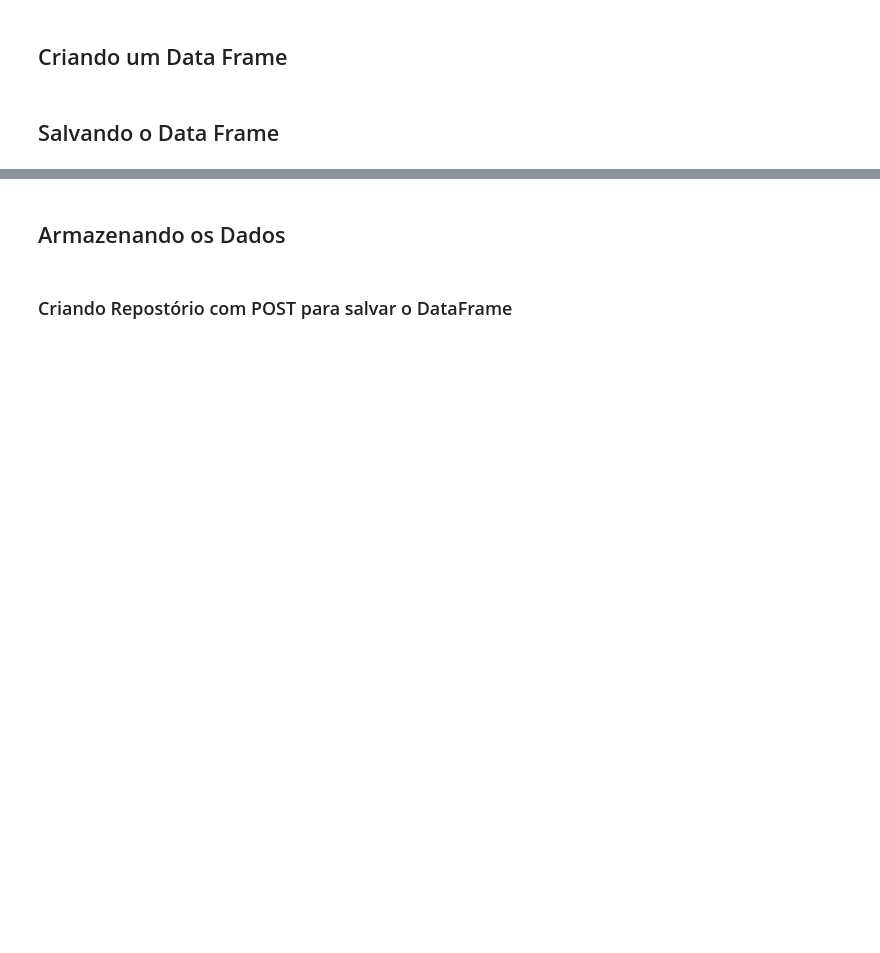
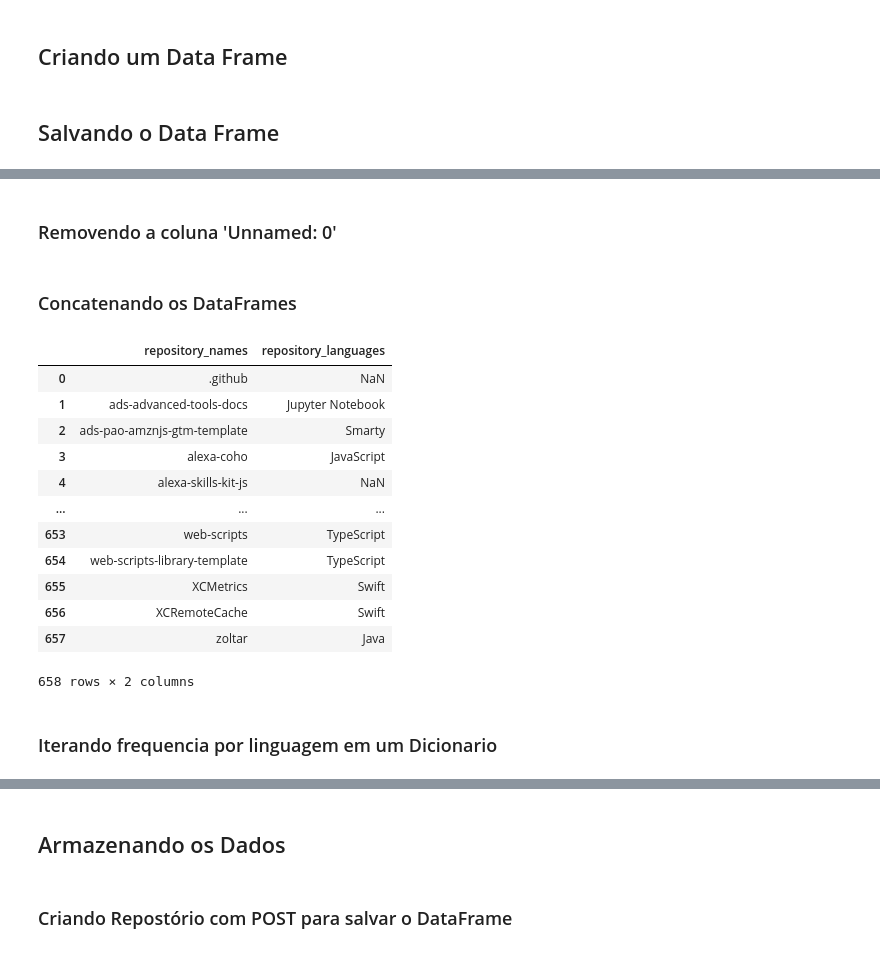
Before and after one commit to IsackLagares/data-pipeline-python, a Jupyter notebook: data_pipeline_api/notebooks/exploration.ipynb, the cells around one changed output, grey strips where cells are left out. Drawn from its saved outputs; the diff is of its cells as text; code cells hidden in the pictures; blank space fills up the shorter version.

```diff
--- a/data_pipeline_api/notebooks/exploration.ipynb
+++ b/data_pipeline_api/notebooks/exploration.ipynb
@@ -181,0 +172,6 @@ stored_data.to_csv('../data_frame/repositorys_amazon.csv')
+# %%
+df_amzn = pd.read_csv('../data_frame/languages_amzn.csv')
+df_netflix = pd.read_csv('../data_frame/languages_netflix.csv')
+df_spotify = pd.read_csv('../data_frame/languages_spotify.csv')
+# %% [markdown]
+### Removendo a coluna 'Unnamed: 0'
@@ -181,0 +182,2 @@ stored_data.to_csv('../data_frame/repositorys_amazon.csv')
+# %% [markdown]
+### Concatenando os DataFrames
@@ -181,0 +186,18 @@ stored_data.to_csv('../data_frame/repositorys_amazon.csv')
+# %%
+data
+# %% [output]
+|  | repository_names | repository_languages |
+| 0 | .github | NaN |
+| 1 | ads-advanced-tools-docs | Jupyter Notebook |
+| 2 | ads-pao-amznjs-gtm-template | Smarty |
+| 3 | alexa-coho | JavaScript |
+| 4 | alexa-skills-kit-js | NaN |
+| ... | ... | ... |
+| 653 | web-scripts | TypeScript |
+| 654 | web-scripts-library-template | TypeScript |
+| 655 | XCMetrics | Swift |
+| 656 | XCRemoteCache | Swift |
+| 657 | zoltar | Java |
+658 rows × 2 columns
+# %% [markdown]
+### Iterando frequencia por linguagem em um Dicionario
```
Also changed, not shown: parts of 16 cells of this notebook.
